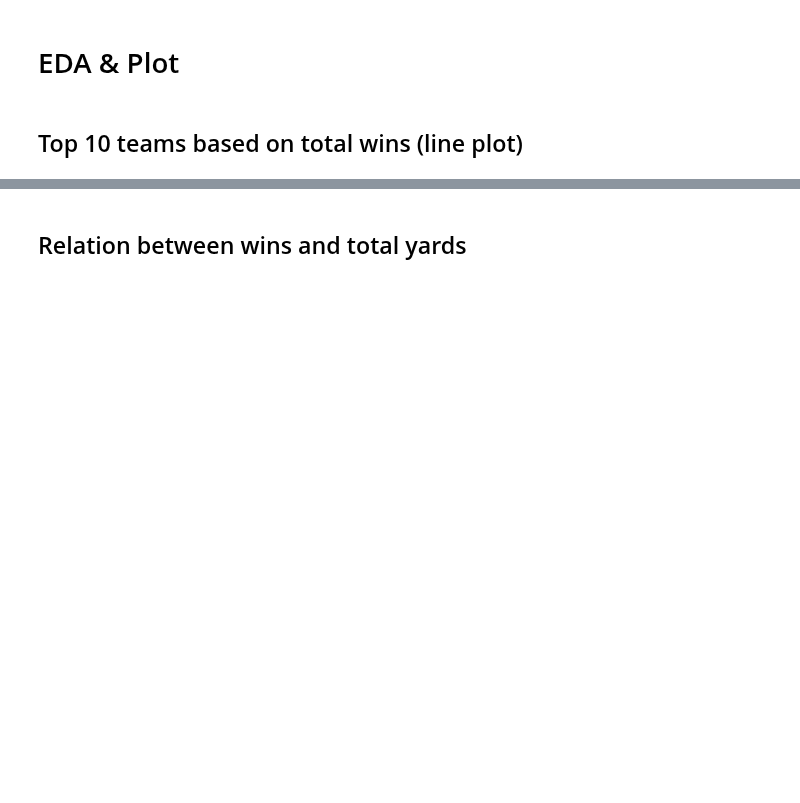
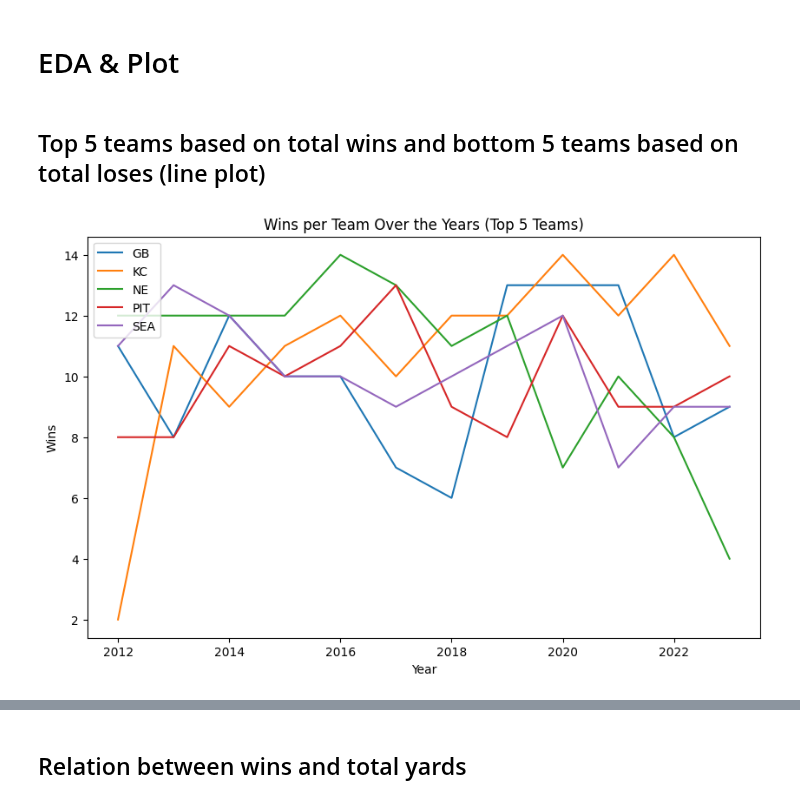
Before and after one commit to kai-ion/Data-602, a Jupyter notebook: Final Project/final_project.ipynb, the cells around one changed output, grey strips where cells are left out. Saved outputs shown, nothing was run; the diff lists cells and outputs as text; code cells hidden in the pictures; blank space fills up the shorter version.

```diff
--- a/Final Project/final_project.ipynb
+++ b/Final Project/final_project.ipynb
@@ -414,4 +415,20 @@ In summary, efficient scoring and minimizing turnovers are key drivers of winnin
 # %% [markdown]
 # EDA & Plot
 # %% [markdown]
-## Top 10 teams based on total wins (line plot)
+## Top 5 teams based on total wins and bottom 5 teams based on total loses (line plot)
+# %%
+# Top 5
+top_teams = df.groupby('team')['wins'].sum().nlargest(5).index
+
+# Filter
+filtered_df = df[df['team'].isin(top_teams)]
+
+# Grafics
+filtered_df.groupby(['season', 'team']).sum()['wins'].unstack().plot(kind='line', figsize=(10, 6))
+plt.title('Wins per Team Over the Years (Top 5 Teams)')
+plt.xlabel('Year')
+plt.ylabel('Wins')
+plt.legend(loc='upper left')
+plt.show()
+# %% [output]
+[figure, added]
```
Also changed, not shown: parts of 6 cells of this notebook.
